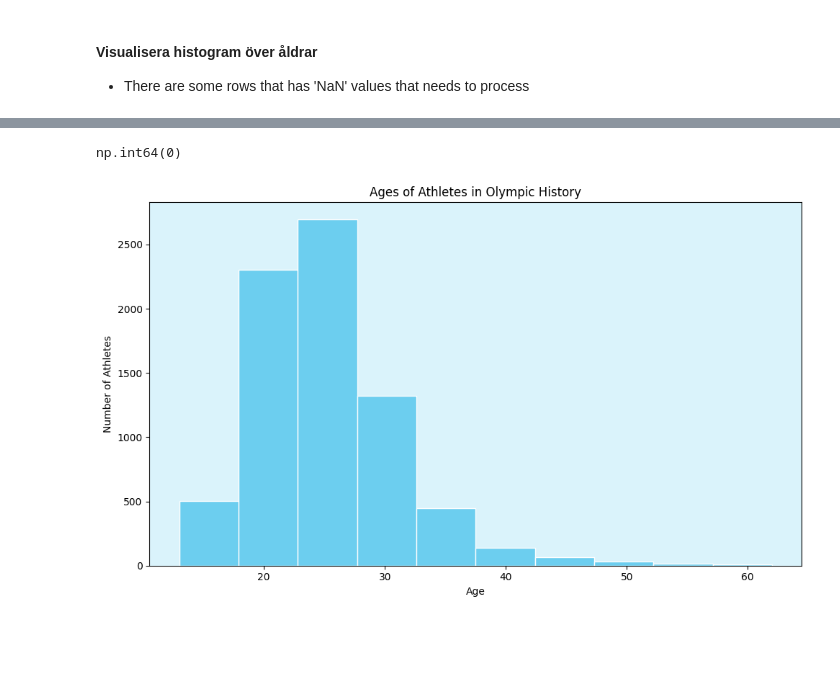
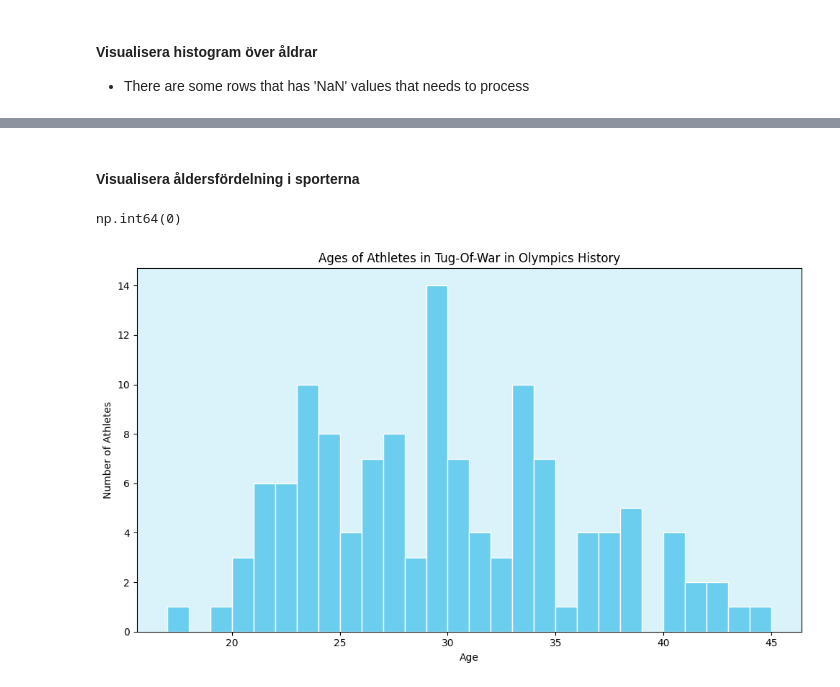
Before and after one commit to HexHungryAda/project-os, a Jupyter notebook: task1-2.ipynb, the cells around one changed output, grey strips where cells are left out. Cells and saved outputs as stored; diff of their text form; code cells hidden in the pictures; blank space fills up the shorter version.

```diff
--- a/task1.ipynb
+++ b/task1-2.ipynb
@@ -191,0 +208,3 @@ processed_aus_data = aus_data.dropna(subset=["Age"])
+# %%
+sport_1 = df[df["Sport"] == "Tug-Of-War"]
+sport_1.head()
@@ -192,16 +279,19 @@ processed_aus_data = aus_data.dropna(subset=["Age"])
+# %% [markdown]
+#### Visualisera åldersfördelning i sporterna
 # %%
-processed_aus_data["Age"].isnull().sum()
+processed_data = sport_1.dropna(subset=["Age"])
+processed_data["Age"].isnull().sum()
 # %% [output]
 np.int64(0)
 # %%
 plt.figure(figsize=(10, 6))
 plt.gca().set_facecolor("#DAF3FB")
 
-plt.hist(processed_aus_data["Age"], bins=10, color="#6CCEEF", edgecolor="#ffffff")
-plt.title("Ages of Athletes in Olympic History")
+plt.hist(processed_data["Age"], bins=28, color="#6CCEEF", edgecolor="#ffffff")
+plt.title("Ages of Athletes in Tug-Of-War in Olympics History")
 plt.xlabel("Age")
 plt.ylabel("Number of Athletes")
 plt.tight_layout()
 plt.show()
 # %% [output]
-[figure, old version]
+[figure, new version]
```
Also changed, not shown: parts of 22 cells of this notebook, 1 other file.
